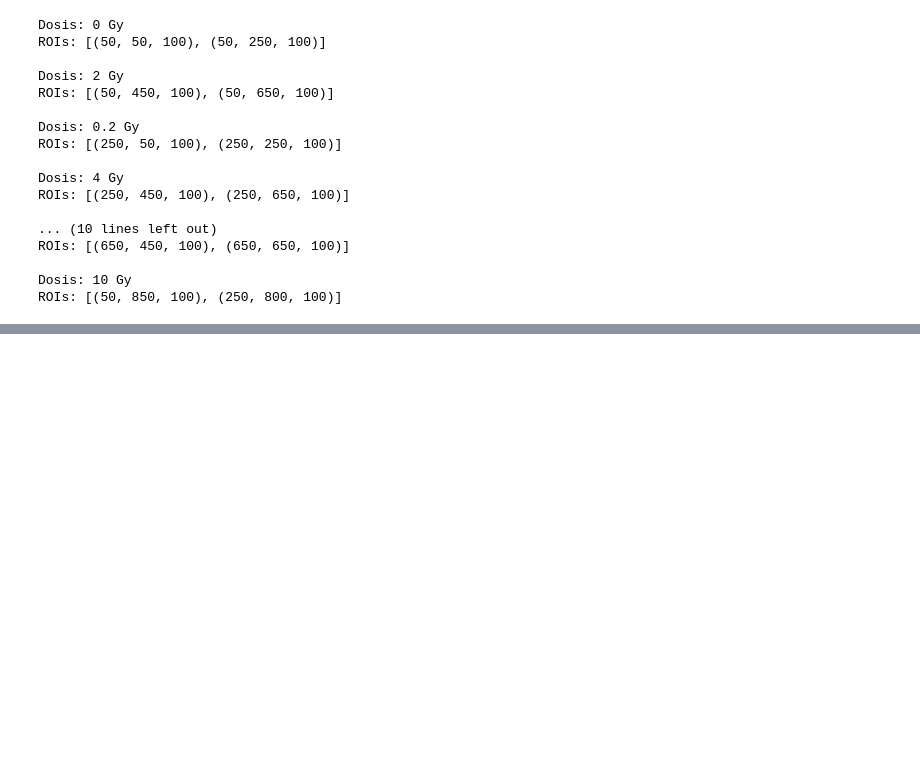
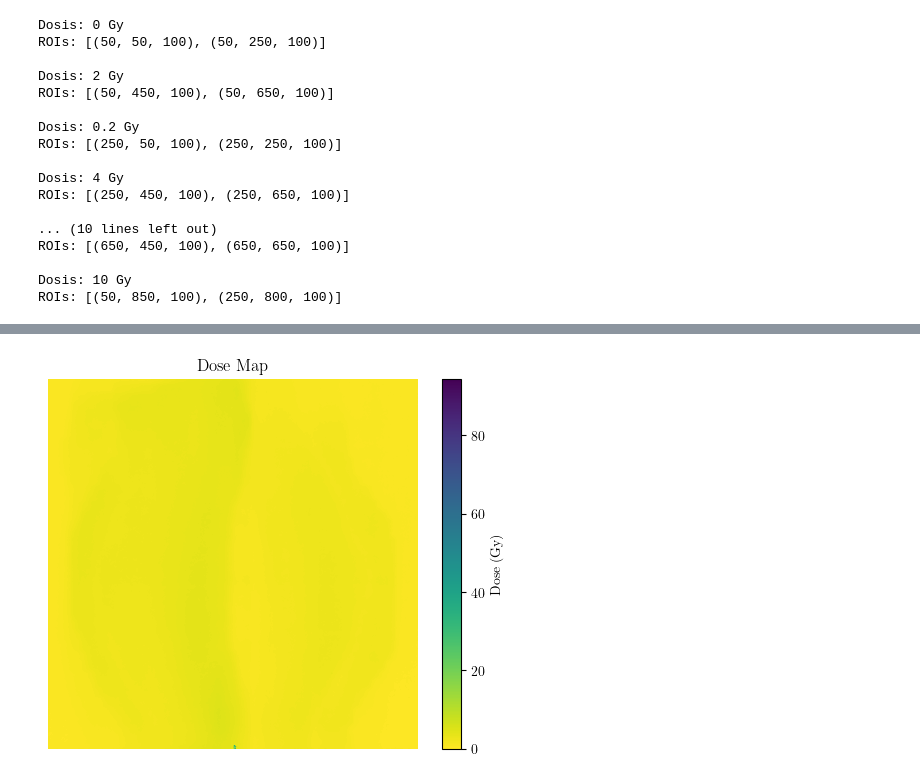
Before and after one commit to eduardoh27/FilmQADose, a Jupyter notebook: app/multichannel.ipynb, the cells around one changed output, grey strips where cells are left out. Drawn from its saved outputs; the diff is of its cells as text; code cells hidden in the pictures; blank space fills up the shorter version.

```diff
--- a/app/multichannel.ipynb
+++ b/app/multichannel.ipynb
@@ -239,0 +233,8 @@ dosis_sample
+# %%
+#film_name = "mama100cropped"
+film_name = "B_marked_new"
+#film_name = "mama100"
+film_path = os.path.join("media", f"{film_name}.tif")
+read_image(film_path)
+
+dose_map_multi = calibracion.compute_dose_map_multichannel(film_path)
@@ -239,0 +250,9 @@ dosis_sample
+# %%
+# graficar mapa
+plt.imshow(dose_map_multi, cmap='viridis_r')
+plt.colorbar(label='Dose (Gy)')
+plt.title('Dose Map')
+plt.axis('off')
+plt.show()
+# %% [output]
+[figure, added]
```
Also changed, not shown: parts of 25 cells of this notebook, 20 other files.
